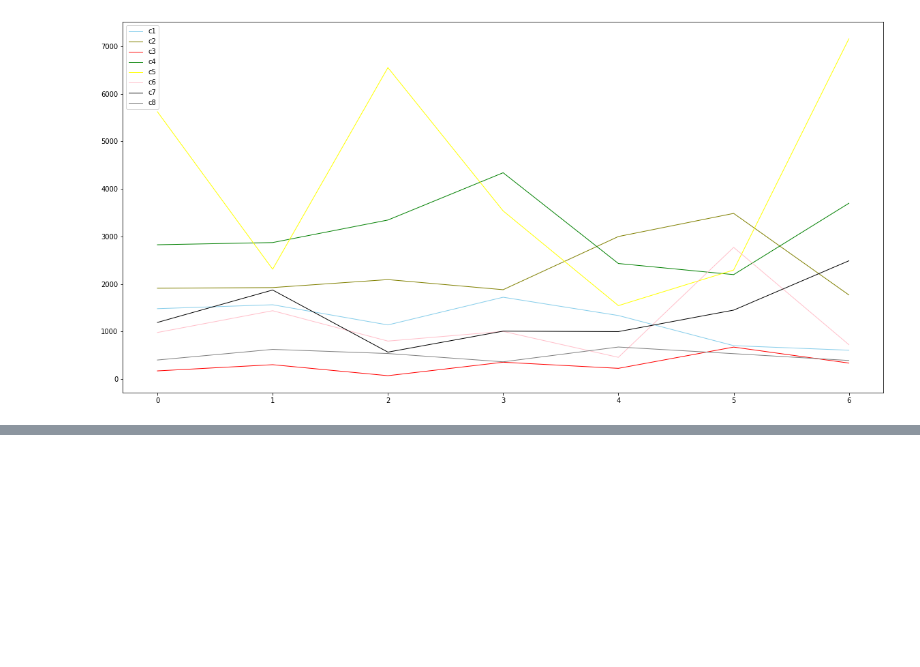
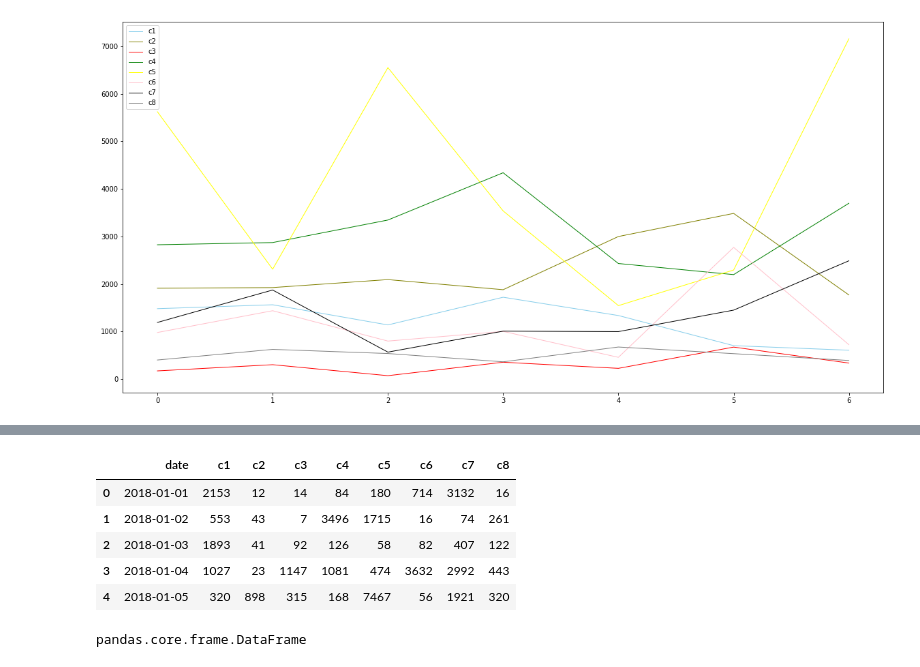
Before and after one commit to janapfeffer/DMC20_abraca-data, a Jupyter notebook: Seasonality.ipynb, the cells around one changed output, grey strips where cells are left out. Cells and saved outputs as stored; diff of their text form; code cells hidden in the pictures; blank space fills up the shorter version.

```diff
--- a/Seasonality.ipynb
+++ b/Seasonality.ipynb
@@ -403,0 +426,14 @@ week_df.shape
+# %%
+week_limit_df = df_categories_days
+week_limit_df.head()
+# %% [output]
+|  | date | c1 | c2 | c3 | c4 | c5 | c6 | c7 | c8 |
+| 0 | 2018-01-01 | 2153 | 12 | 14 | 84 | 180 | 714 | 3132 | 16 |
+| 1 | 2018-01-02 | 553 | 43 | 7 | 3496 | 1715 | 16 | 74 | 261 |
+| 2 | 2018-01-03 | 1893 | 41 | 92 | 126 | 58 | 82 | 407 | 122 |
+| 3 | 2018-01-04 | 1027 | 23 | 1147 | 1081 | 474 | 3632 | 2992 | 443 |
+| 4 | 2018-01-05 | 320 | 898 | 315 | 168 | 7467 | 56 | 1921 | 320 |
+# %%
+type(week_limit_df )
+# %% [output]
+pandas.core.frame.DataFrame
```
Also changed, not shown: parts of 16 cells of this notebook.
